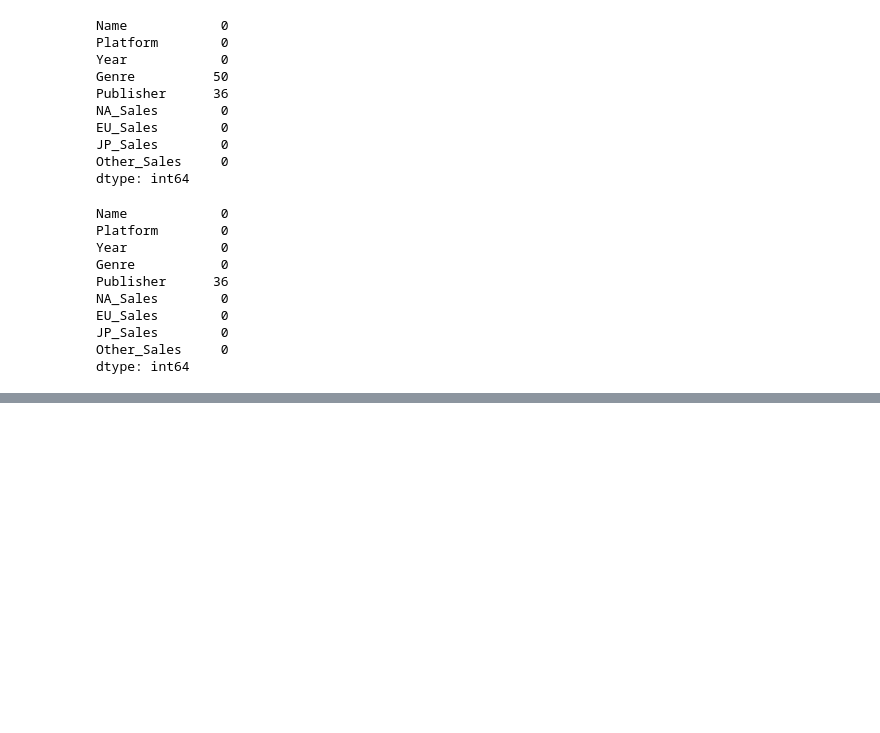
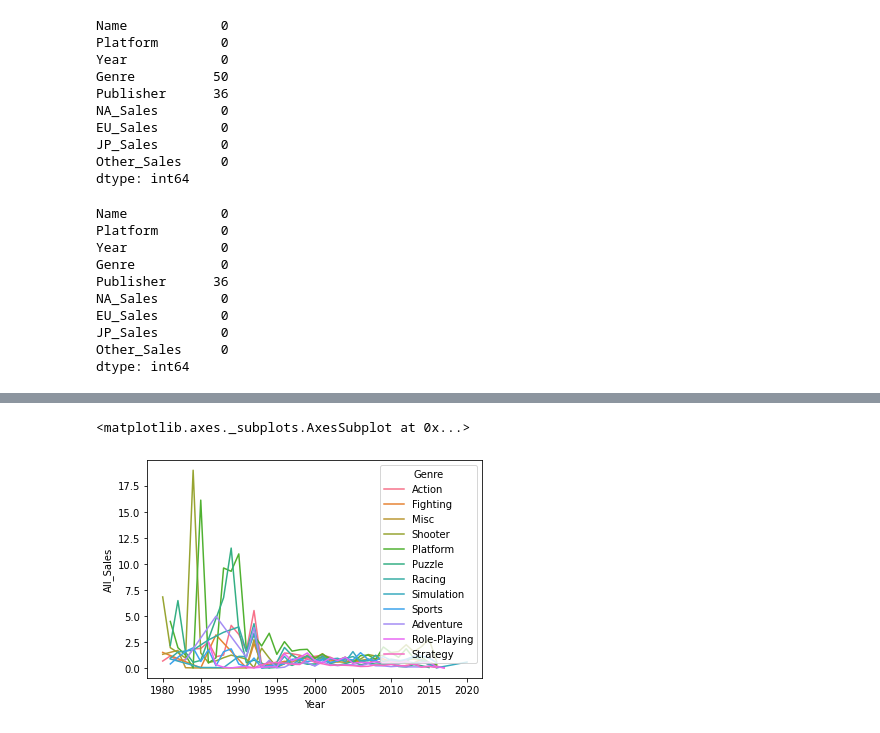
Before and after one commit to okok7272/CodeStatesProject, a Jupyter notebook: Section1/Project1_game_trends.ipynb, the cells around one changed output, grey strips where cells are left out. Saved outputs shown, nothing was run; the diff lists cells and outputs as text; code cells hidden in the pictures; blank space fills up the shorter version.

```diff
--- a/Section1/Project1_game_trends.ipynb
+++ b/Section1/Project1_game_trends.ipynb
@@ -236,0 +266,8 @@ dtype: int64
+# %%
+#2.   연도별 게임의 트렌드가 있을까 라는 질문에 대답을 하셔야합니다.
+game_all= games.copy()
+# %%
+game_all['All_Sales']= game_all['NA_Sales']+game_all['EU_Sales']+game_all['NA_Sales']+game_all['Other_Sales']
+# %%
+games_year=game_all.groupby(['Year','Genre'],as_index=False)['All_Sales'].mean()
+games_year
@@ -236,0 +288,5 @@ dtype: int64
+# %%
+sns.lineplot(x='Year',y='All_Sales',data=games_year,hue='Genre')
+# %% [output]
+<matplotlib.axes._subplots.AxesSubplot at 0x...>
+[figure, added]
```
Also changed, not shown: parts of 7 cells of this notebook.
